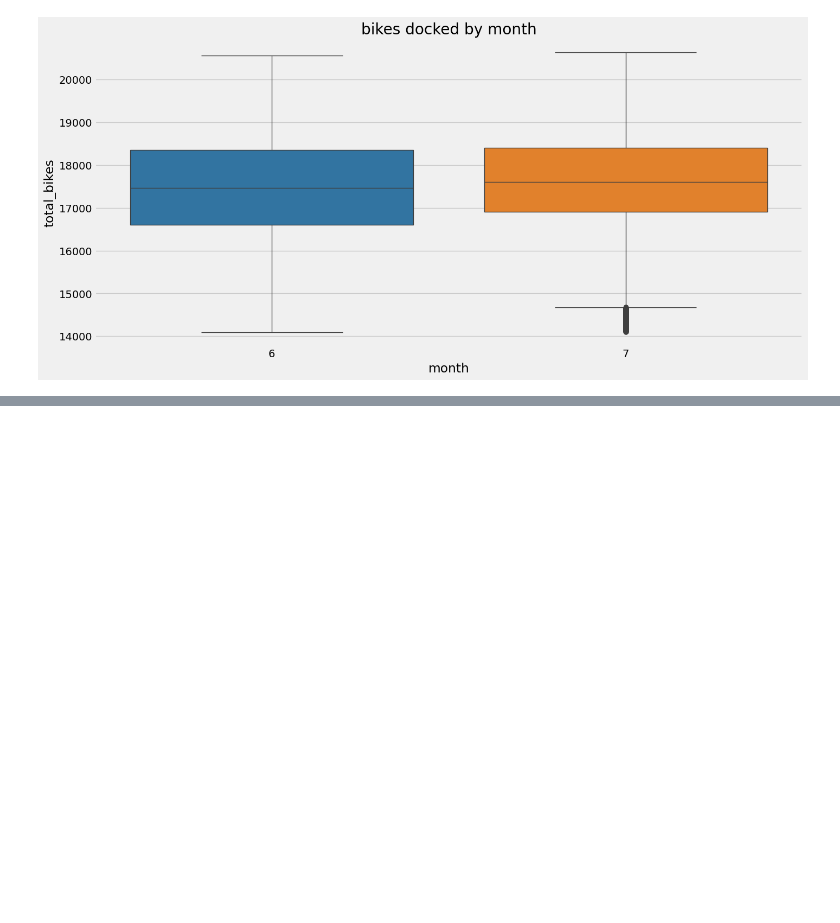
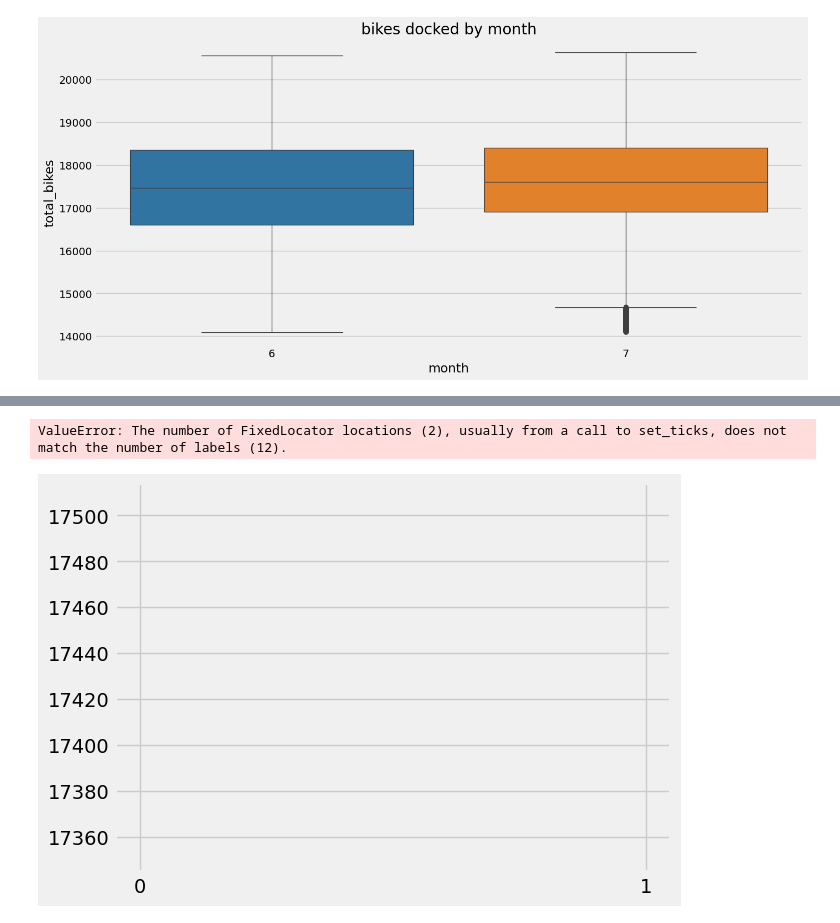
Before and after one commit to MatthieuLeNozach/velib_airflow_orchestration_elt_ml, a Jupyter notebook: data/scratchpad_viz_global.ipynb, the cells around one changed output, grey strips where cells are left out. Cells and saved outputs as stored; diff of their text form; code cells hidden in the pictures; blank space fills up the shorter version.

```diff
--- a/data/scratchpad_viz_global.ipynb
+++ b/data/scratchpad_viz_global.ipynb
@@ -203,0 +248,9 @@ Text(0.5, 1.0, 'bikes docked by month')
+# %%
+# Month plot need a full year
+
+from statsmodels.graphics.tsaplots import
+
+month_plot(df['total_bikes'].resample(rule="MS").mean())
+# %% [output]
+ValueError: The number of FixedLocator locations (2), usually from a call to set_ticks, does not match the number of labels (12).
+[figure, added]
```
Also changed, not shown: parts of 5 cells of this notebook, 9 other files.
